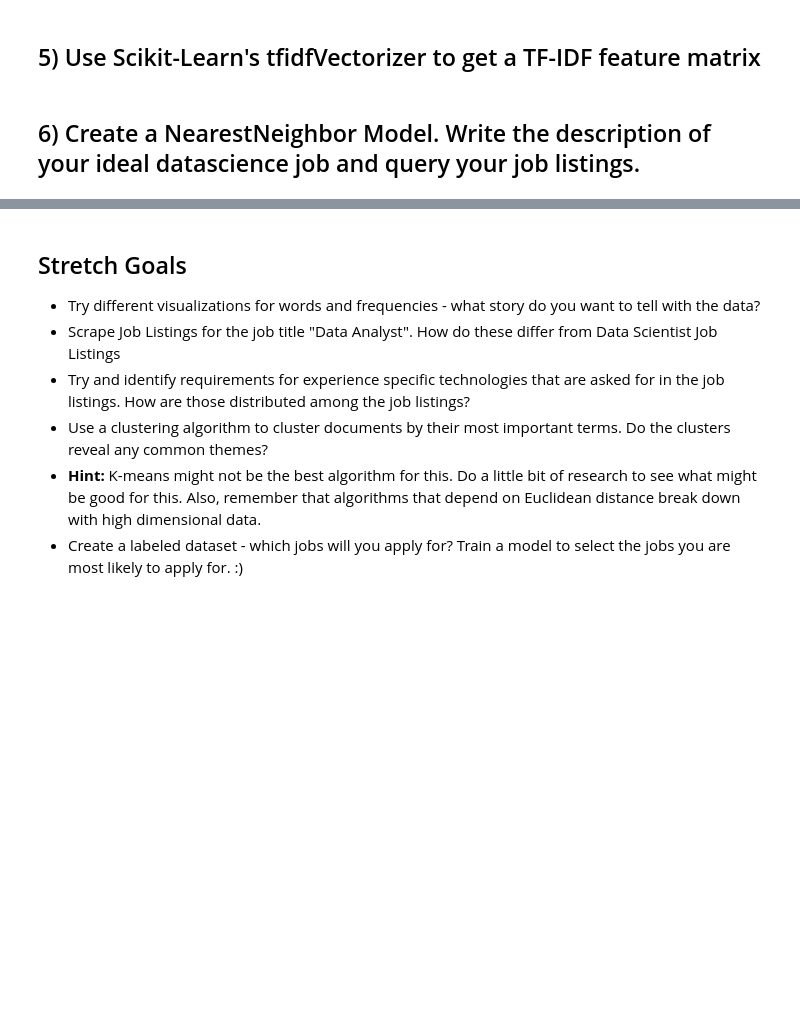
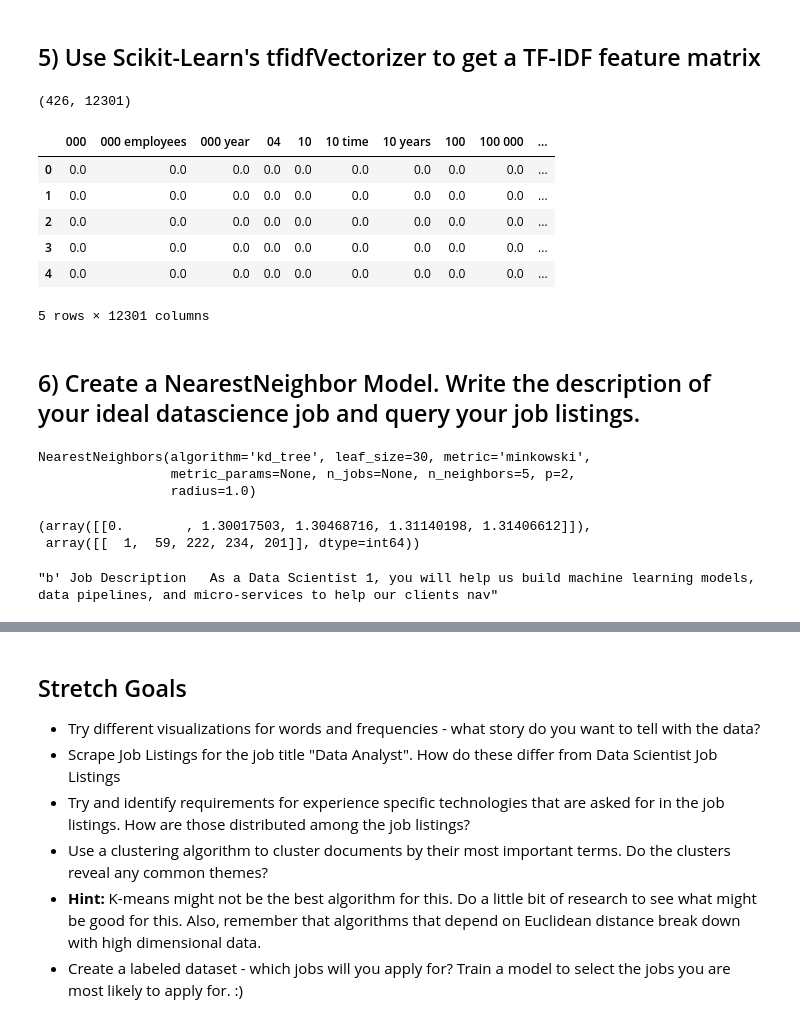
Before and after one commit to EvidenceN/Unit4_Lamda_DS, a Jupyter notebook: module2-vector-representations/ANSWERS_Vector_Representations_Assignment.ipynb, the cells around one changed output, grey strips where cells are left out. Saved outputs shown, nothing was run; the diff lists cells and outputs as text; code cells hidden in the pictures; blank space fills up the shorter version.

```diff
--- a/module2-vector-representations/ANSWERS_Vector_Representations_Assignment.ipynb
+++ b/module2-vector-representations/ANSWERS_Vector_Representations_Assignment.ipynb
@@ -222,5 +219,59 @@ raise Exception("\nThis task is not complete. \nReplace this line with your code
+# %%
+##### Your Code Here #####
+from sklearn.feature_extraction.text import TfidfVectorizer
+
+# instantiate vectorizer
+
+tfidf = TfidfVectorizer(stop_words = 'english',
+                       ngram_range = (1,2),
+                       min_df = 3,
+                       max_df = 0.6)
+                       #max_features = 5000)
+
+# create a vocabulary and tf-idf score per document
+
+dtm = tfidf.fit_transform(jobs['text'])
+
+# get feature names to use as dataframe column headers
+
+dtm = pd.DataFrame(dtm.todense(), columns = tfidf.get_feature_names())
+
+print(dtm.shape)
+dtm.head()
+
+#raise Exception("\nThis task is not complete. \nReplace this line with your code for the task."
+# %% [output]
+(426, 12301)
+|  | 000 | 000 employees | 000 year | 04 | 10 | 10 time | 10 years | 100 | 100 000 | ... |
+| 0 | 0.0 | 0.0 | 0.0 | 0.0 | 0.0 | 0.0 | 0.0 | 0.0 | 0.0 | ... |
+| 1 | 0.0 | 0.0 | 0.0 | 0.0 | 0.0 | 0.0 | 0.0 | 0.0 | 0.0 | ... |
+| 2 | 0.0 | 0.0 | 0.0 | 0.0 | 0.0 | 0.0 | 0.0 | 0.0 | 0.0 | ... |
+| 3 | 0.0 | 0.0 | 0.0 | 0.0 | 0.0 | 0.0 | 0.0 | 0.0 | 0.0 | ... |
+| 4 | 0.0 | 0.0 | 0.0 | 0.0 | 0.0 | 0.0 | 0.0 | 0.0 | 0.0 | ... |
+5 rows × 12301 columns
 # %% [markdown]
 ## 6) Create a NearestNeighbor Model. Write the description of your ideal datascience job and query your job listings.
 # %%
 ##### Your Code Here #####
-raise Exception("\nThis task is not complete. \nReplace this line with your code for the task."
+from sklearn.neighbors import NearestNeighbors
+
+# fit on DTM
+
+nn = NearestNeighbors(n_neighbors=5, algorithm='kd_tree')
+
+nn.fit(dtm)
+
+# raise Exception("\nThis task is not complete. \nReplace this line with your code for the task."
+# %% [output]
+NearestNeighbors(algorithm='kd_tree', leaf_size=30, metric='minkowski',
+                 metric_params=None, n_jobs=None, n_neighbors=5, p=2,
+                 radius=1.0)
+# %%
+nn.kneighbors([dtm.iloc[1].values])
+# %% [output]
+(array([[0.        , 1.30017503, 1.30468716, 1.31140198, 1.31406612]]),
+ array([[  1,  59, 222, 234, 201]], dtype=int64))
+# %%
+jobs['text'][1][:150]
+# %% [output]
+"b' Job Description   As a Data Scientist 1, you will help us build machine learning models, data pipelines, and micro-services to help our clients nav"
```
Also changed, not shown: parts of 5 cells of this notebook, 1 other file.
